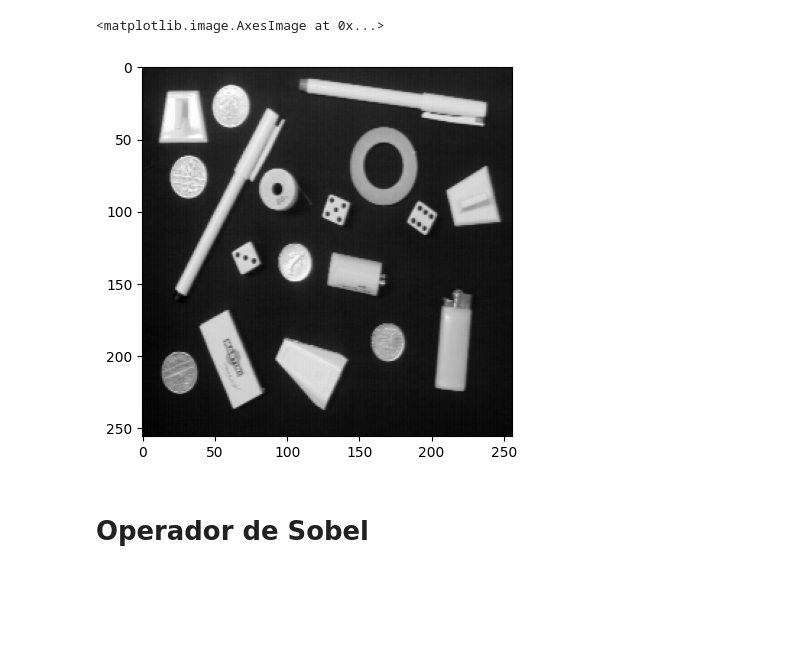
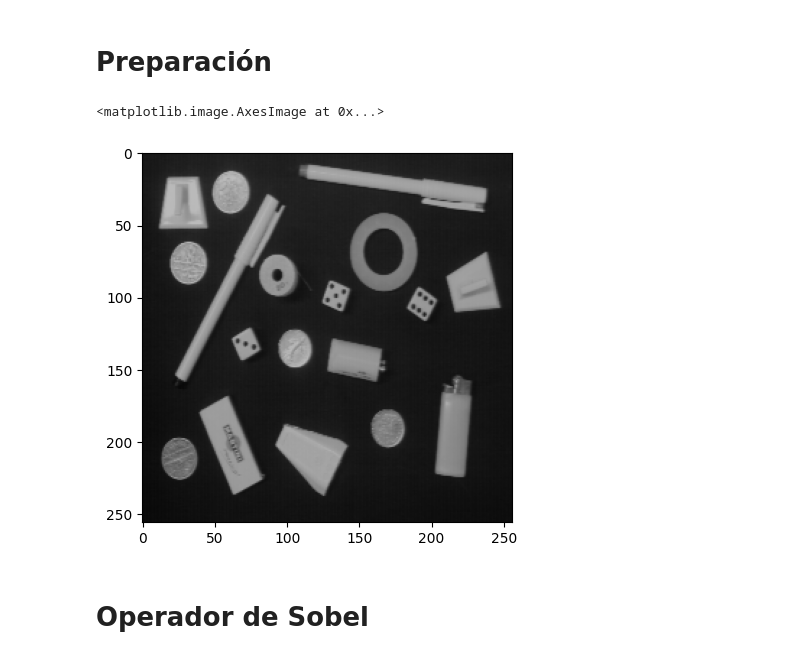
Before and after one commit to pukinidev/TalleresImagenes, a Jupyter notebook: Taller3/Filtros lineales de deteccion de contornos.ipynb, the cells around one changed output. Saved outputs shown, nothing was run; the diff lists cells and outputs as text; code cells hidden in the pictures; blank space fills up the shorter version.

```diff
--- a/Taller3/Filtros lineales de deteccion de contornos.ipynb
+++ b/Taller3/Filtros lineales de deteccion de contornos.ipynb
@@ -4,15 +4,17 @@ import matplotlib.pyplot as plt
 import numpy as np
 from skimage.filters import sobel_h, sobel_v, sobel
 from skimage.filters import prewitt_h, prewitt_v, prewitt
+# %% [markdown]
+# Preparación
 # %%
 objects = cv2.imread('images/OBJECTS.png', cv2.IMREAD_GRAYSCALE)
 # %%
 image_int32 = np.int32(objects)
 # %%
-plt.imshow(image_int32, cmap='gray')
+plt.imshow(image_int32, cmap='gray', vmin=0, vmax=255)
 # %% [output]
 <matplotlib.image.AxesImage at 0x...>
-[figure, old version]
+[figure, new version]
 # %% [markdown]
 # Operador de Sobel
 # %%
```
Also changed, not shown: parts of 9 cells of this notebook, 2 other files.
